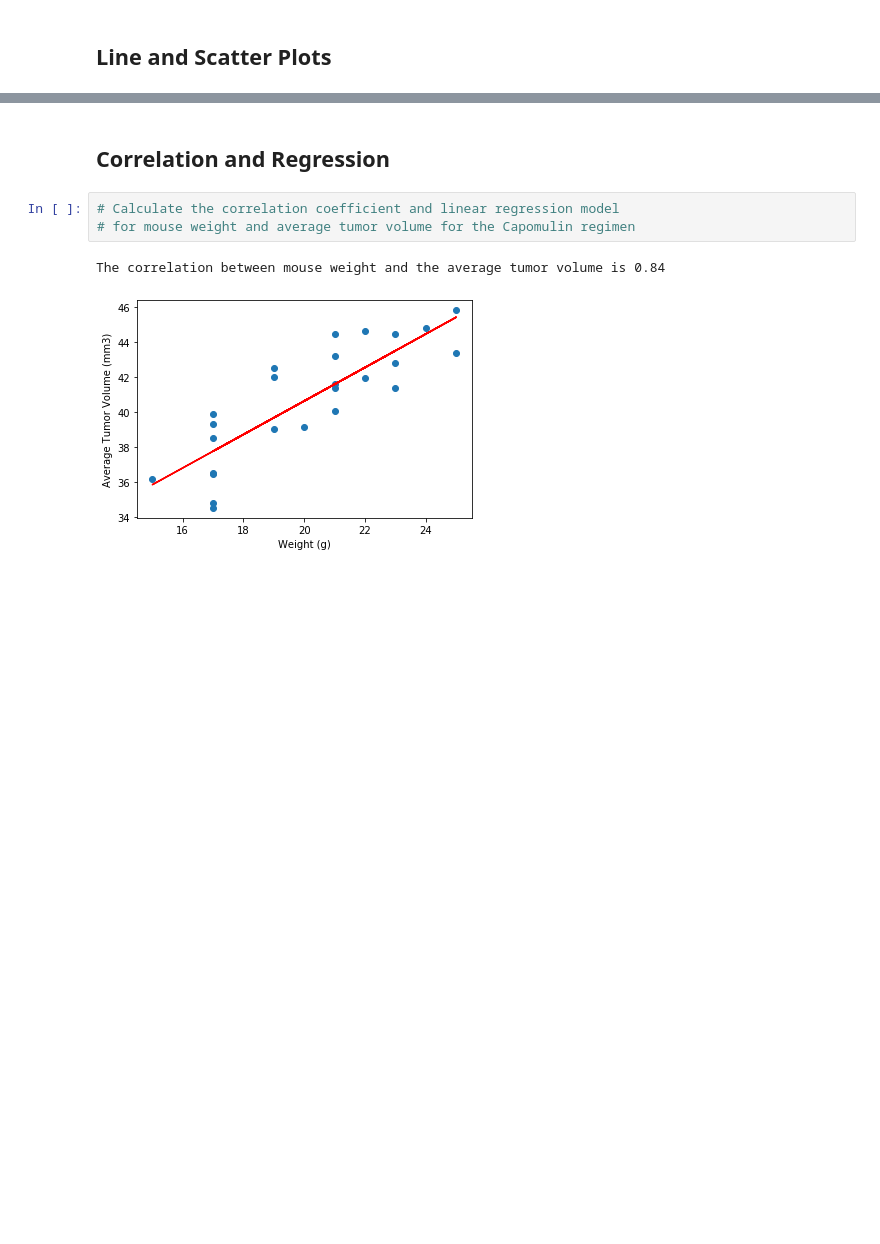
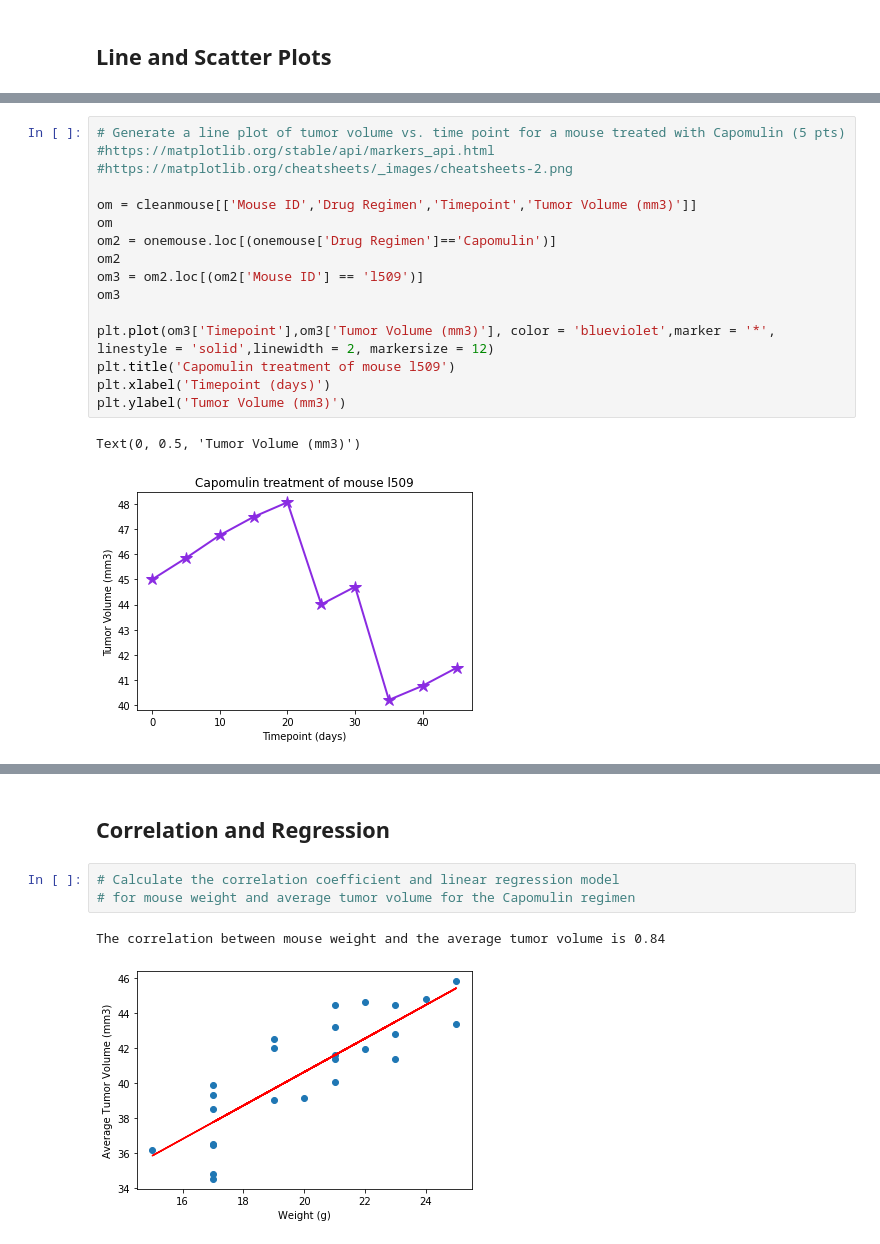
Before and after one commit to ChristyGruen/matplotlib-challenge, a Jupyter notebook: Pymaceuticals/pymaceuticals_Report.ipynb, the cells around one changed output, grey strips where cells are left out. Drawn from its saved outputs; the diff is of its cells as text; blank space fills up the shorter version.

```diff
--- a/Pymaceuticals/pymaceuticals_Report.ipynb
+++ b/Pymaceuticals/pymaceuticals_Report.ipynb
@@ -401,0 +376,19 @@ boxplotty = fourmmtvshort.groupby('Drug Regimen').boxplot()
+# %%
+# Generate a line plot of tumor volume vs. time point for a mouse treated with Capomulin (5 pts)
+#https://matplotlib.org/stable/api/markers_api.html
+#https://matplotlib.org/cheatsheets/_images/cheatsheets-2.png
+
+om = cleanmouse[['Mouse ID','Drug Regimen','Timepoint','Tumor Volume (mm3)']]
+om
+om2 = onemouse.loc[(onemouse['Drug Regimen']=='Capomulin')]
+om2
+om3 = om2.loc[(om2['Mouse ID'] == 'l509')]
+om3
+
+plt.plot(om3['Timepoint'],om3['Tumor Volume (mm3)'], color = 'blueviolet',marker = '*', linestyle = 'solid',linewidth = 2, markersize = 12)
+plt.title('Capomulin treatment of mouse l509')
+plt.xlabel('Timepoint (days)')
+plt.ylabel('Tumor Volume (mm3)')
+# %% [output]
+Text(0, 0.5, 'Tumor Volume (mm3)')
+[figure, added]
```
Also changed, not shown: parts of 14 cells of this notebook, 1 other file.
